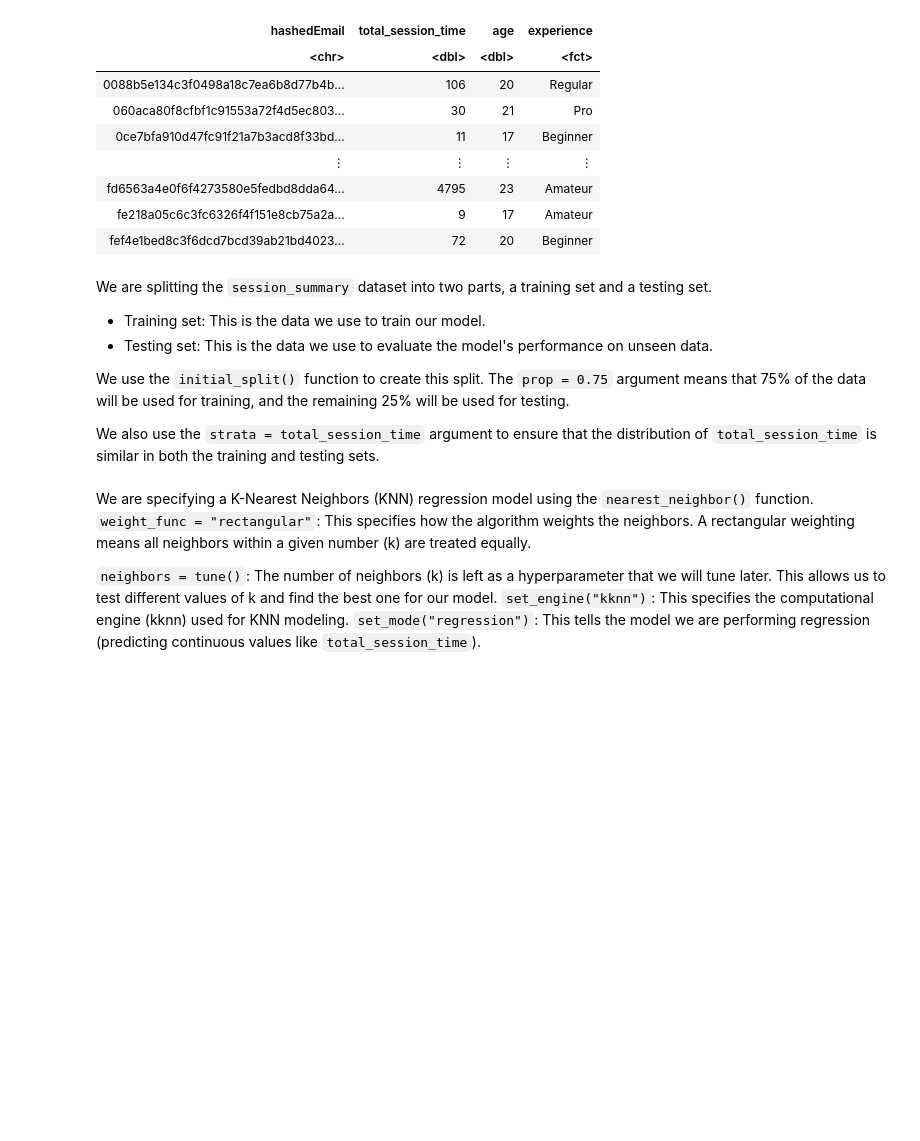
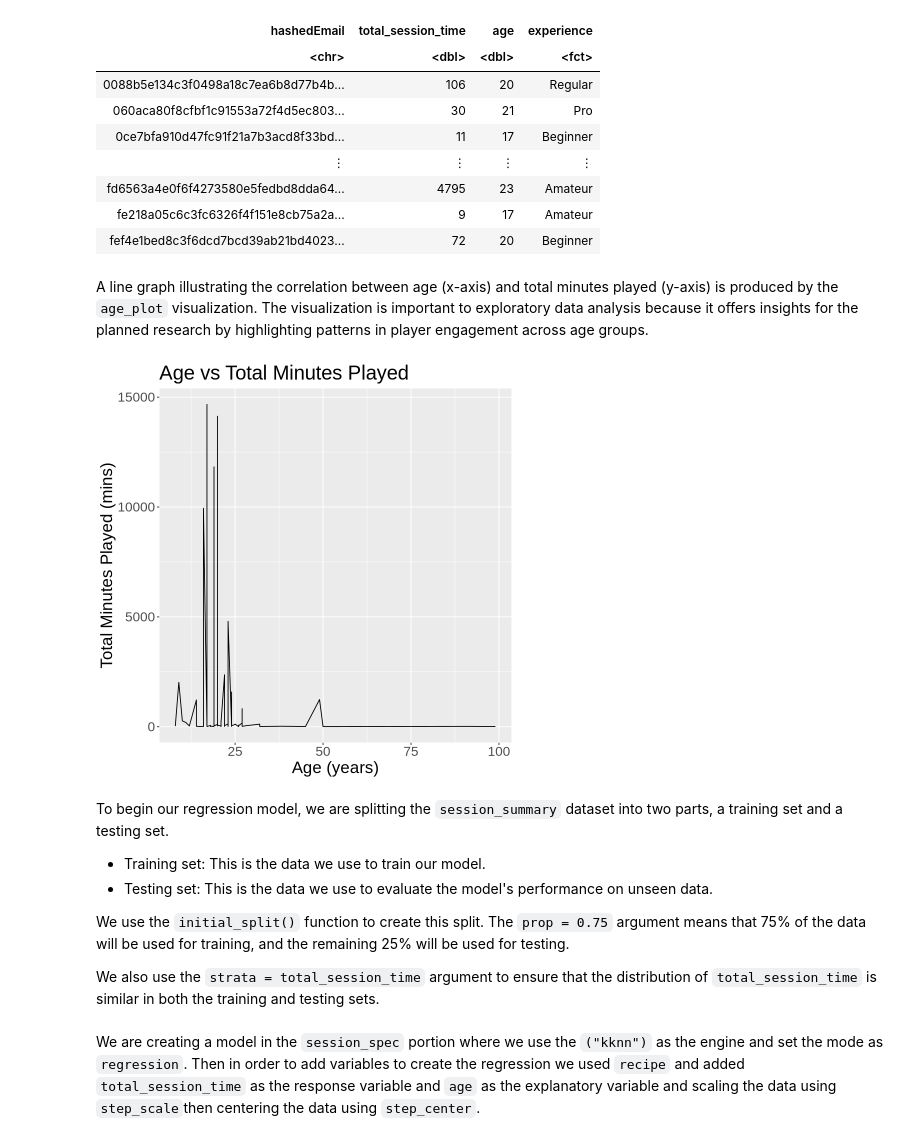
Before and after one commit to declanb7/dsci-group-project, a Jupyter notebook: group_project.ipynb, the cells around one changed output. Cells and saved outputs as stored; diff of their text form; code cells hidden in the pictures; blank space fills up the shorter version.

```diff
--- a/group_project.ipynb
+++ b/group_project.ipynb
@@ -125,8 +131,20 @@ A tibble: 125 × 4
 | fd6563a4e0f6f4273580e5fedbd8dda64... | 4795 | 23 | Amateur |
 | fe218a05c6c3fc6326f4f151e8cb75a2a... | 9 | 17 | Amateur |
 | fef4e1bed8c3f6dcd7bcd39ab21bd4023... | 72 | 20 | Beginner |
+# %% [markdown]
+A line graph illustrating the correlation between age (x-axis) and total minutes played (y-axis) is produced by the `age_plot` visualization. The visualization is important to exploratory data analysis because it offers insights for the planned research by highlighting patterns in player engagement across age groups.
+# %%
+age_plot <- session_summary |>
+ggplot(aes(x = age, y = total_session_time)) +
+geom_line() +
+       labs(x = "Age (years)", y = "Total Minutes Played (mins)") +
+ggtitle("Age vs Total Minutes Played") +
+theme(text = element_text(size=20))
+age_plot
+# %% [output]
+[figure, added]
 # %% [markdown]
-We are splitting the `session_summary` dataset into two parts, a training set and a testing set.
+To begin our regression model, we are splitting the `session_summary` dataset into two parts, a training set and a testing set.
 - Training set: This is the data we use to train our model.
 - Testing set: This is the data we use to evaluate the model's performance on unseen data.
 
@@ -139,13 +157,7 @@ session_split <- initial_split( session_summary, prop = 0.75, strata = total_ses
 session_training <- training(session_split)
 session_testing <- testing(session_split)
 # %% [markdown]
-We are specifying a K-Nearest Neighbors (KNN) regression model using the `nearest_neighbor()` function.
- `weight_func = "rectangular"`: This specifies how the algorithm weights the neighbors. A rectangular weighting means all neighbors within a given number (k) are treated equally.
-
-`neighbors = tune()`: The number of neighbors (k) is left as a hyperparameter that we will tune later.
-This allows us to test different values of k and find the best one for our model.
-`set_engine("kknn")`: This specifies the computational engine (kknn) used for KNN modeling.
-`set_mode("regression")`: This tells the model we are performing regression (predicting continuous values like `total_session_time`).
+We are creating a model in the `session_spec` portion where we use the `("kknn")` as the engine and set the mode as `regression`. Then in order to add variables to create the regression we used `recipe` and added `total_session_time` as the response variable and `age` as the explanatory variable and scaling the data using `step_scale`then centering the data using `step_center`.
 # %%
 session_spec <- nearest_neighbor(weight_func = "rectangular", neighbors = tune()) |>
        set_engine("kknn") |>
```
Also changed, not shown: parts of 21 cells of this notebook.
